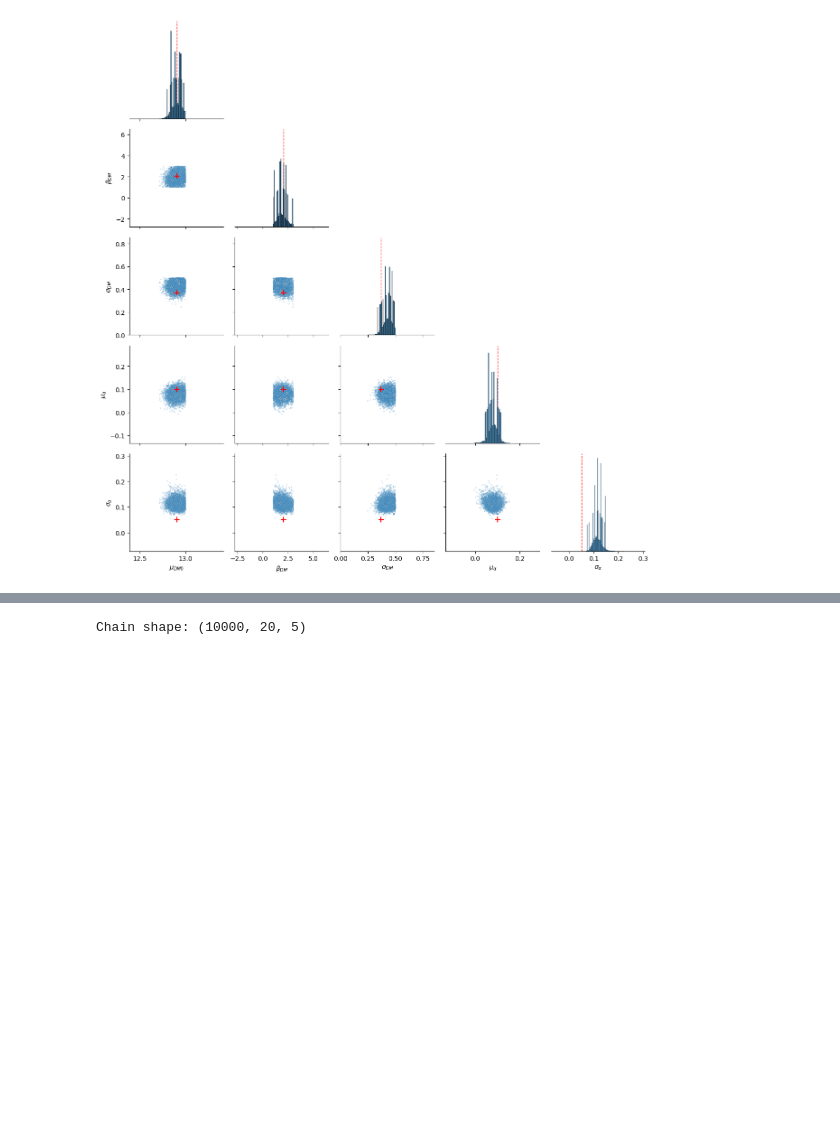
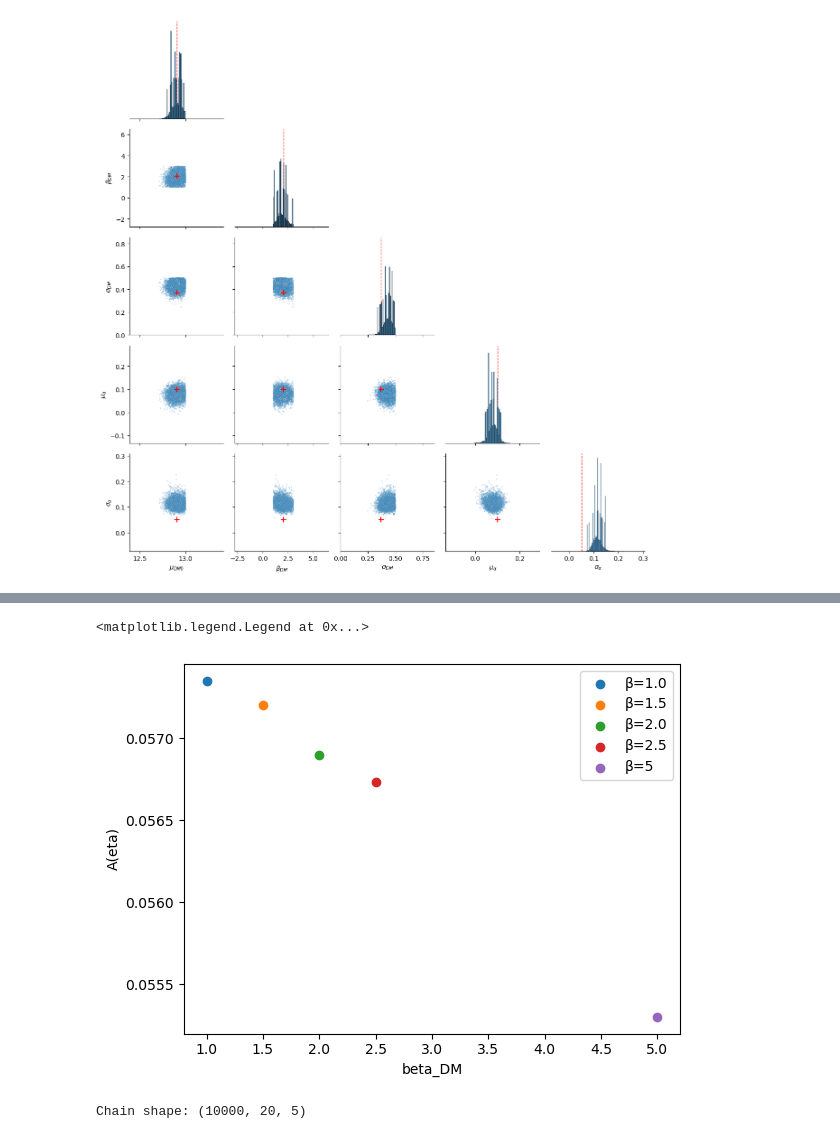
Before and after one commit to zheshishuoshuo/sl_inference_fix_alpha, a Jupyter notebook: test_notebook/plot_post.ipynb, the cells around one changed output, grey strips where cells are left out. Cells and saved outputs as stored; diff of their text form; code cells hidden in the pictures; blank space fills up the shorter version.

```diff
--- a/test_notebook/plot_post.ipynb
+++ b/test_notebook/plot_post.ipynb
@@ -470,3 +509,16 @@ plot_pairplot_with_truth(
+# %%
+import matplotlib.pyplot as plt
+df = pd.read_csv("../A_eta_table.csv")
+for bval in [1.0, 1.5, 2.0, 2.5,5]:
+    subset = df[np.isclose(df["beta_DM"], bval, atol=5)]
+    mean_A = subset["A"].mean()
+    plt.scatter([bval], [mean_A], label=f"β={bval}")
+plt.xlabel("beta_DM")
+plt.ylabel("A(eta)")
+plt.legend()
+# %% [output]
+<matplotlib.legend.Legend at 0x...>
+[figure, added]
 # %%
 from emcee.backends import HDFBackend
 
```
Also changed, not shown: parts of 6 cells of this notebook, 10 other files.
